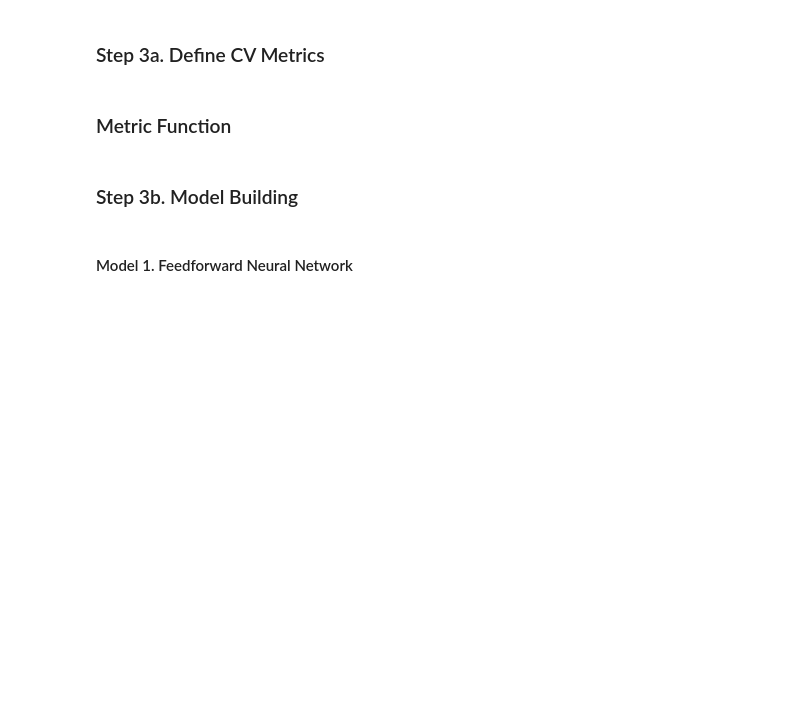
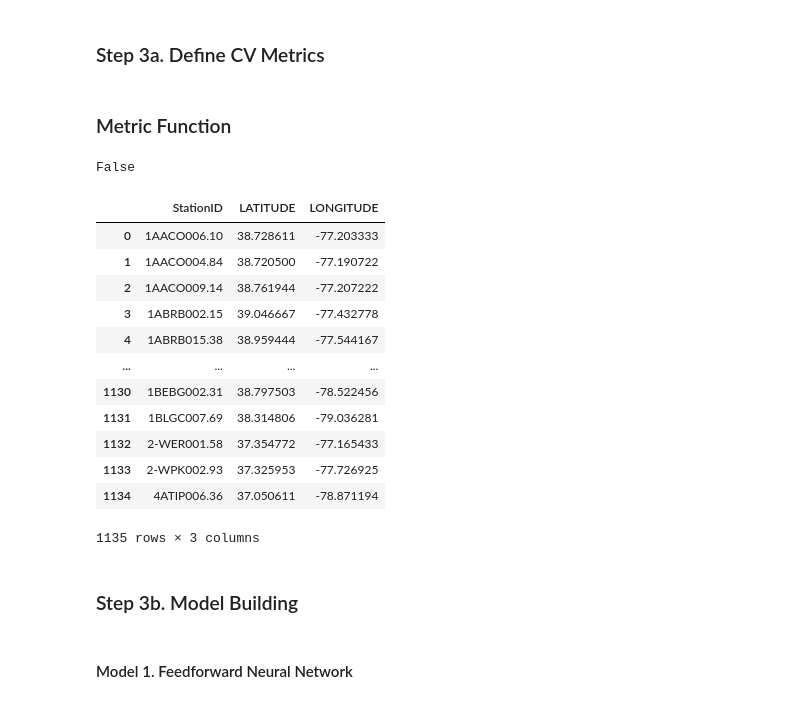
Before and after one commit to ReillyOare/Embeddedness_ML_XAI, a Jupyter notebook: virginia_streamstats/training/VADEQ_StreamStats_Model_Building.ipynb, the cells around one changed output. Drawn from its saved outputs; the diff is of its cells as text; code cells hidden in the pictures; blank space fills up the shorter version.

```diff
--- a/virginia_streamstats/training/VADEQ_StreamStats_Model_Building.ipynb
+++ b/virginia_streamstats/training/VADEQ_StreamStats_Model_Building.ipynb
@@ -186,6 +294,24 @@ We will be testing multiple models to identify the most successful model given t
 ### Step 3a. Define CV Metrics
 # %% [markdown]
 ### Metric Function
+# %%
+print(x_scld.index.equals(coords.index))  # Should be True
+coords
+# %% [output]
+False
+|  | StationID | LATITUDE | LONGITUDE |
+| 0 | 1AACO006.10 | 38.728611 | -77.203333 |
+| 1 | 1AACO004.84 | 38.720500 | -77.190722 |
+| 2 | 1AACO009.14 | 38.761944 | -77.207222 |
+| 3 | 1ABRB002.15 | 39.046667 | -77.432778 |
+| 4 | 1ABRB015.38 | 38.959444 | -77.544167 |
+| ... | ... | ... | ... |
+| 1130 | 1BEBG002.31 | 38.797503 | -78.522456 |
+| 1131 | 1BLGC007.69 | 38.314806 | -79.036281 |
+| 1132 | 2-WER001.58 | 37.354772 | -77.165433 |
+| 1133 | 2-WPK002.93 | 37.325953 | -77.726925 |
+| 1134 | 4ATIP006.36 | 37.050611 | -78.871194 |
+1135 rows × 3 columns
 # %%
 # Create global metric dataframe
 metric_df = pd.DataFrame(columns=['Model', 'CV RMSE', 'CV MAE', 'CV R2'])
```
Also changed, not shown: parts of 14 cells of this notebook, 27 other files.
